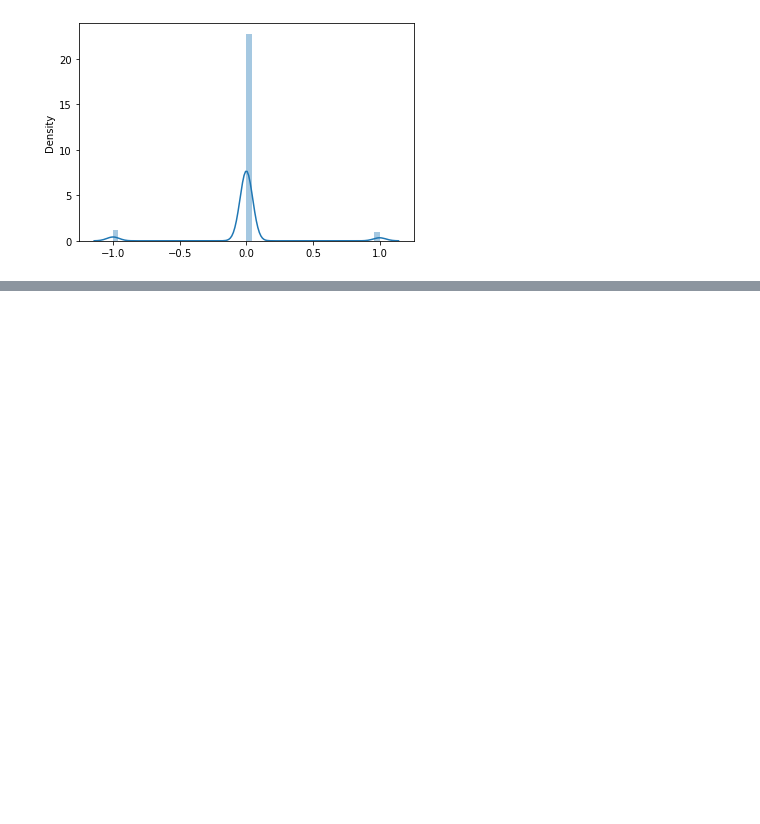
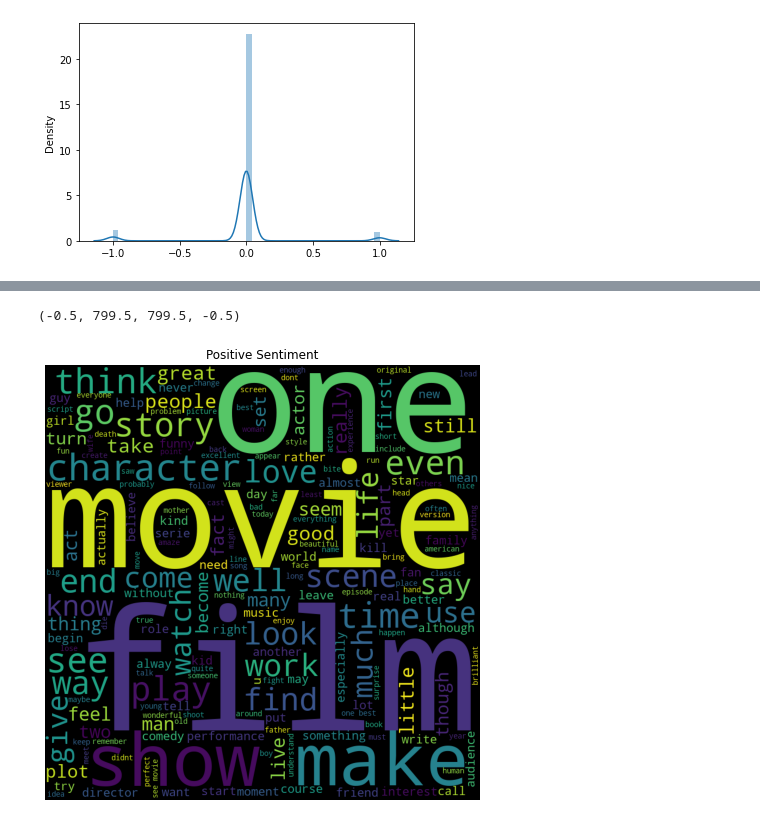
Before and after one commit to rnemani96/CSCE_5214_SDAI, a Jupyter notebook: Project_1/Project1.ipynb, the cells around one changed output, grey strips where cells are left out. Cells and saved outputs as stored; diff of their text form; code cells hidden in the pictures; blank space fills up the shorter version.

```diff
--- a/Project_1/Project1.ipynb
+++ b/Project_1/Project1.ipynb
@@ -197,7 +199,8 @@ df['R_5']
 Name: R_5, Length: 50000, dtype: object
 # %%
 # Loading the stop words in english
-stop_words = list(stopwords.words('english'))
+stop_words = set(stopwords.words("english"))
+#stop_words = list(stopwords.words('english'))
 # %%
 df['R_6'] = df['R_5']
 
@@ -210,6 +213,10 @@ df.head(1)
 # %% [output]
 |  | review | sentiment | R_1 | R_2 | R_3 | R_4 | R_5 | R_6 |
 | 0 | One of the other reviewers has me... | positive | One of the other reviewers has me... | One of the other reviewers has me... | one of the other reviewers has me... | one of the other reviewers has me... | one of the other reviewers have m... | one reviewers mention watch 1 oz ... |
+# %%
+sentences=df['R_6']
+le=LabelEncoder()
+df['sentiment']= le.fit_transform(df['sentiment'])
 # %% [markdown]
 # Splitting Data
 # %%
@@ -287,0 +294,4 @@ pickle.dump(L_SVC,file)
+# %%
+sentences=df['R_6']
+le=LabelEncoder()
+df['sentiment']= le.fit_transform(df['sentiment'])
@@ -287,0 +313,16 @@ pickle.dump(L_SVC,file)
+# %%
+pos_text=' '.join(map(str,sentences[df['sentiment']==1]))
+neg_text=' '.join(map(str,sentences[df['sentiment']==0]))
+
+
+wordcloud_positive = WordCloud(width = 800, height = 800,
+                background_color ='black',
+                min_font_size = 10).generate(pos_text)
+positive_words=wordcloud_positive.generate(pos_text)
+plt.figure(figsize=(8,8))
+plt.imshow(positive_words)
+plt.title('Positive Sentiment')
+plt.axis('off')
+# %% [output]
+(-0.5, 799.5, 799.5, -0.5)
+[figure, added]
```
Also changed, not shown: parts of 11 cells of this notebook.
